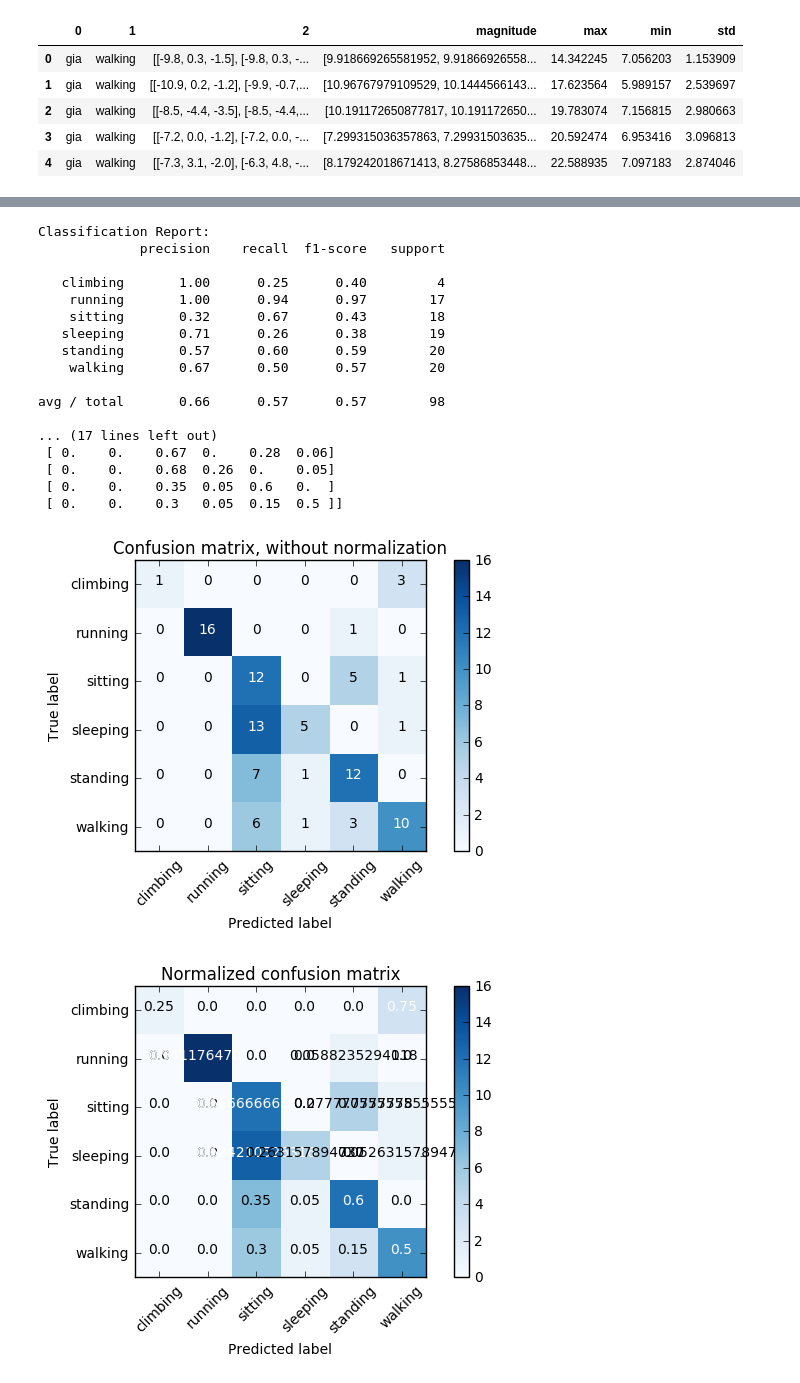
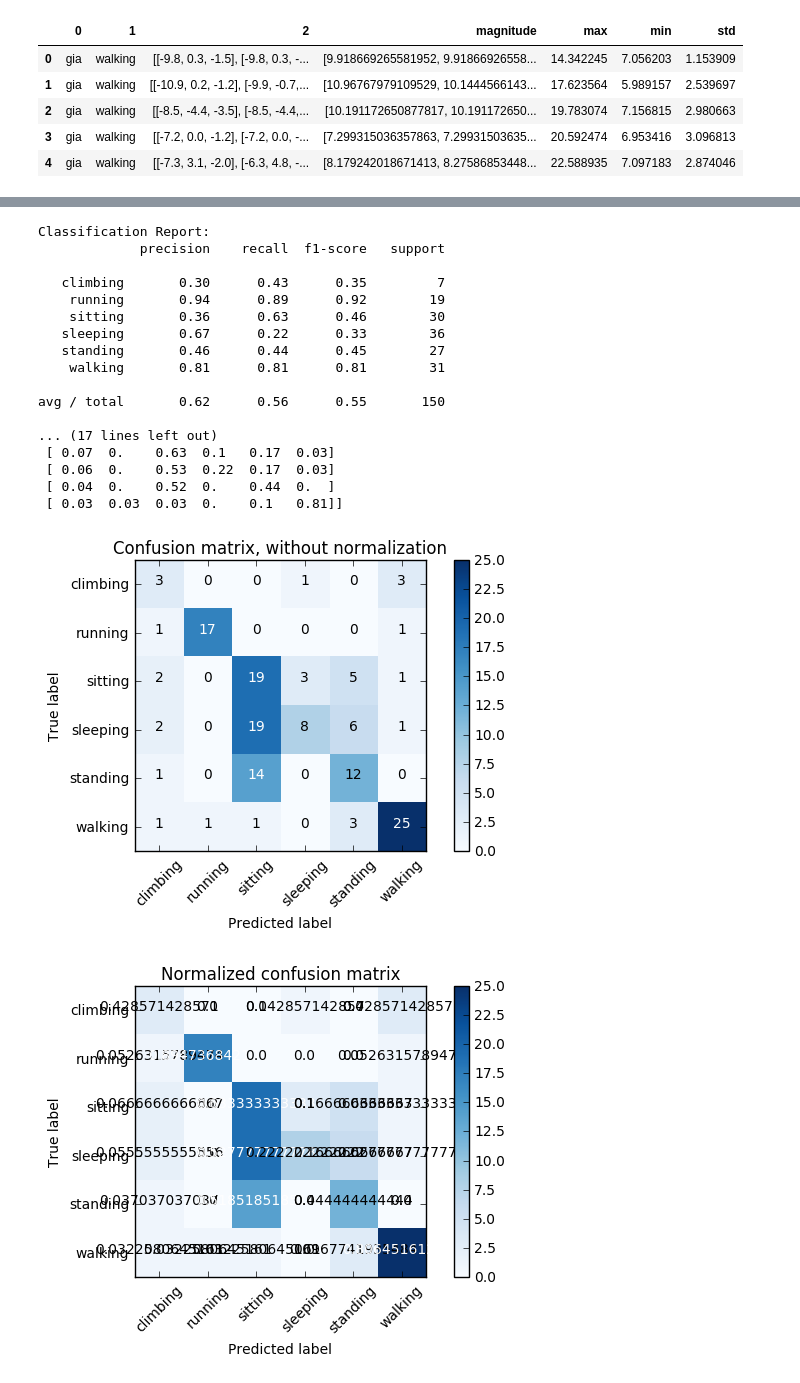
Before and after one commit to dsaffo/ToddlerActivityRecognition, a Jupyter notebook: DataClean.ipynb, the cells around one changed output, grey strips where cells are left out. Saved outputs shown, nothing was run; the diff lists cells and outputs as text; code cells hidden in the pictures.

Commit message:
more data 2
added data for lili and fixed one labeling issue

```diff
--- a/DataClean.ipynb
+++ b/DataClean.ipynb
@@ -31,6 +31,12 @@ ilonaSitting = pd.read_csv("Ilona Sitting.csv", header = None, skiprows = 2)
 ilonaSleeping = pd.read_csv("Ilona Sleeping.csv", header = None, skiprows = 2)
 ilonaStanding = pd.read_csv("Ilona Standing.csv", header = None, skiprows = 2)
 ilonaClimbing = pd.read_csv("Ilona Climbing.csv", header = None, skiprows = 2)
+liliWalking = pd.read_csv("Lili Walking.csv", header = None, skiprows = 2)
+liliRunning = pd.read_csv("Lili Running.csv", header = None, skiprows = 2)
+liliSitting = pd.read_csv("Lili Sitting.csv", header = None, skiprows = 2)
+liliSleeping = pd.read_csv("Lili Sleeping.csv", header = None, skiprows = 2)
+liliStanding = pd.read_csv("Lili Standing.csv", header = None, skiprows = 2)
+liliClimbing = pd.read_csv("Lili Climbing.csv", header = None, skiprows = 2)
 # %%
 def createDF(sub, act, data):
     data = data.drop(4,1)
@@ -60,12 +66,18 @@ df = df.append(createDF("gia", "sleeping", giaSleeping), ignore_index=True)
 df = df.append(createDF("gia", "climbing", giaClimbing), ignore_index=True)
 df = df.append(createDF("gia", "sitting", giaSitting), ignore_index=True)
 df = df.append(createDF("gia", "standing", giaStanding), ignore_index=True)
-df = df.append(createDF("ilona", "walking", ilonaStanding), ignore_index=True)
+df = df.append(createDF("ilona", "walking", ilonaWalking), ignore_index=True)
 df = df.append(createDF("ilona", "running", ilonaRunning), ignore_index=True)
 df = df.append(createDF("ilona", "sleeping", ilonaSleeping), ignore_index=True)
 df = df.append(createDF("ilona", "climbing", ilonaClimbing), ignore_index=True)
 df = df.append(createDF("ilona", "sitting", ilonaSitting), ignore_index=True)
 df = df.append(createDF("ilona", "standing", ilonaStanding), ignore_index=True)
+df = df.append(createDF("lili", "walking", liliWalking), ignore_index=True)
+df = df.append(createDF("lili", "running", liliRunning), ignore_index=True)
+df = df.append(createDF("lili", "sleeping", liliSleeping), ignore_index=True)
+df = df.append(createDF("lili", "climbing", liliClimbing), ignore_index=True)
+df = df.append(createDF("lili", "sitting", liliSitting), ignore_index=True)
+df = df.append(createDF("lili", "standing", liliStanding), ignore_index=True)
 # %%
 temp = []
 a = []
@@ -279,5 +291,5 @@ plt.show()
 # %%
-model = KNeighborsClassifier(n_neighbors = 12)
+model = KNeighborsClassifier(n_neighbors = 7)
 model.fit(X_train, y_train)
 
 class_names = ["climbing", "running", "sitting", "sleeping", "standing", "walking"]
@@ -316,43 +328,43 @@ def plot_confusion_matrix(cm, classes,
         plt.text(j, i, cm[i, j],
                  horizontalalignment="center",
                  color="white" if cm[i, j] > thresh else "black")
 
     plt.tight_layout()
     plt.ylabel('True label')
     plt.xlabel('Predicted label')
 
 # Compute confusion matrix
 cnf_matrix = confusion_matrix(expected, predicted)
 np.set_printoptions(precision=2)
 
 # Plot non-normalized confusion matrix
 plt.figure()
 plot_confusion_matrix(cnf_matrix, classes=class_names,
                       title='Confusion matrix, without normalization')
 
 # Plot normalized confusion matrix
 plt.figure()
 plot_confusion_matrix(cnf_matrix, classes=class_names, normalize=True,
                       title='Normalized confusion matrix')
 
 plt.show()
 # %% [output]
 Classification Report:
              precision    recall  f1-score   support
 
-   climbing       1.00      0.25      0.40         4
-    running       1.00      0.94      0.97        17
-    sitting       0.32      0.67      0.43        18
-   sleeping       0.71      0.26      0.38        19
-   standing       0.57      0.60      0.59        20
-    walking       0.67      0.50      0.57        20
+   climbing       0.30      0.43      0.35         7
+    running       0.94      0.89      0.92        19
+    sitting       0.36      0.63      0.46        30
+   sleeping       0.67      0.22      0.33        36
+   standing       0.46      0.44      0.45        27
+    walking       0.81      0.81      0.81        31
 
-avg / total       0.66      0.57      0.57        98
+avg / total       0.62      0.56      0.55       150
 
 ... (17 lines left out)
- [ 0.    0.    0.67  0.    0.28  0.06]
- [ 0.    0.    0.68  0.26  0.    0.05]
- [ 0.    0.    0.35  0.05  0.6   0.  ]
- [ 0.    0.    0.3   0.05  0.15  0.5 ]]
+ [ 0.07  0.    0.63  0.1   0.17  0.03]
+ [ 0.06  0.    0.53  0.22  0.17  0.03]
+ [ 0.04  0.    0.52  0.    0.44  0.  ]
+ [ 0.03  0.03  0.03  0.    0.1   0.81]]
-[figure, old version]
+[figure, new version]
-[figure, old version]
+[figure, new version]
```
Also changed, not shown: parts of 2 cells of this notebook, 6 other files.
